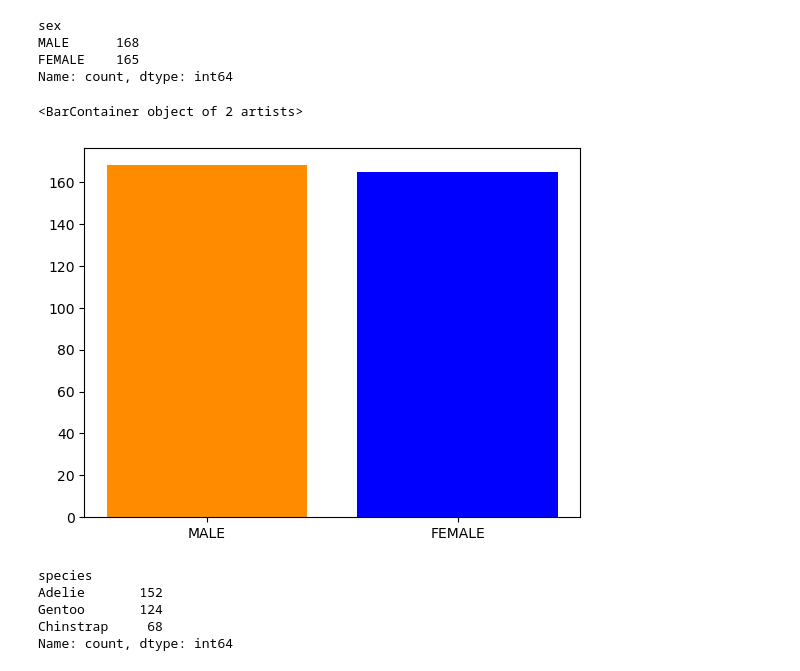
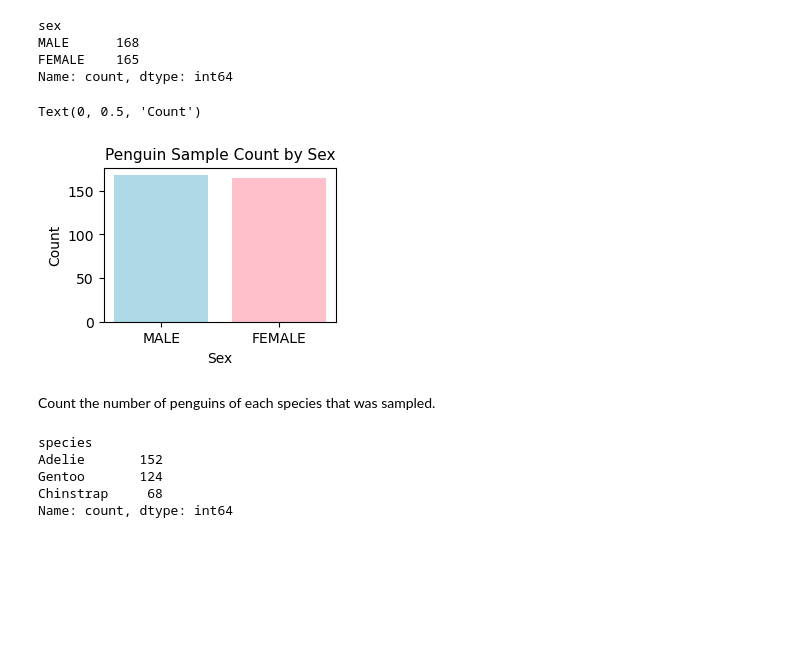
Before and after one commit to dvdgeroconnell/PODA-coursework, a Jupyter notebook: penguins.ipynb, the cells around one changed output. Cells and saved outputs as stored; diff of their text form; code cells hidden in the pictures; blank space fills up the shorter version.

```diff
--- a/penguins.ipynb
+++ b/penguins.ipynb
@@ -147,11 +147,18 @@ Name: count, dtype: int64
 # %%
 counts = penguins['sex'].value_counts()
 xa = ['MALE', 'FEMALE']
 ya = [counts['MALE'], counts['FEMALE']]
-plt.bar(xa, ya, color=['darkorange','b'])
+# Set the size of the plot
+fig=plt.figure(figsize=(3,2))
+plt.bar(xa, ya, color=['lightblue','pink'])
+plt.title("Penguin Sample Count by Sex", fontsize=11)
+plt.xlabel("Sex", fontsize=10)
+plt.ylabel("Count", fontsize=10)
 # %% [output]
-<BarContainer object of 2 artists>
+Text(0, 0.5, 'Count')
-[figure, old version]
+[figure, new version]
+# %% [markdown]
+Count the number of penguins of each species that was sampled.
 # %%
 # Count the number of penguins of each species.
 penguins['species'].value_counts()
```
Also changed, not shown: parts of 17 cells of this notebook.
